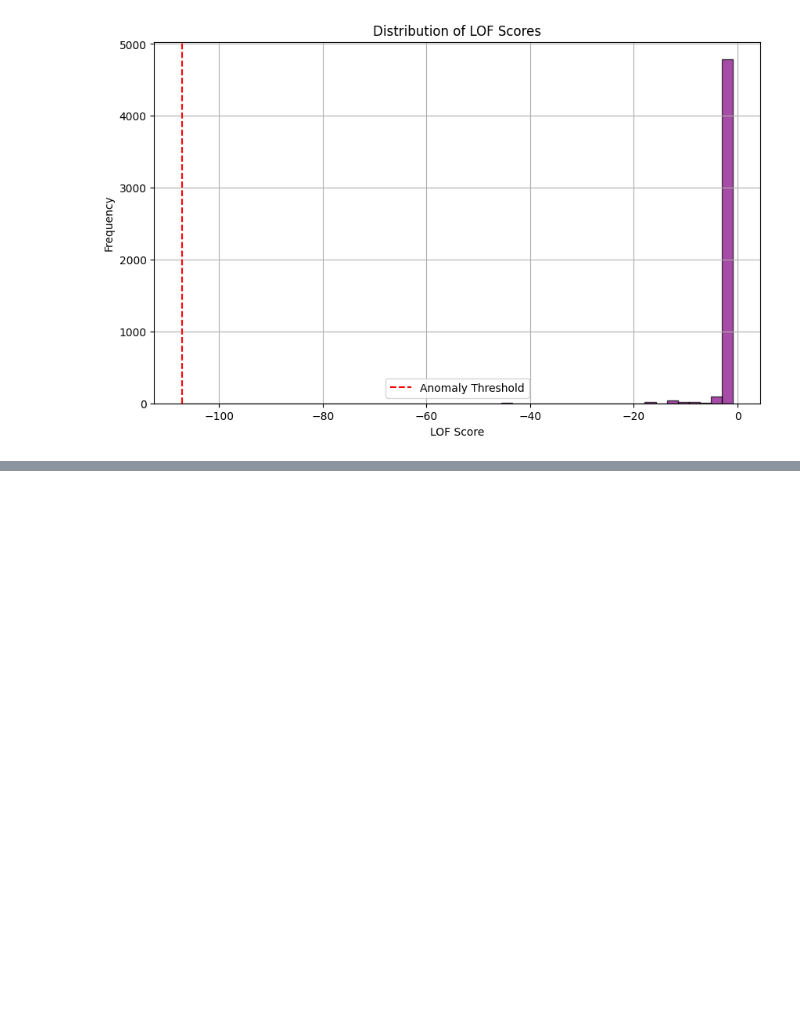
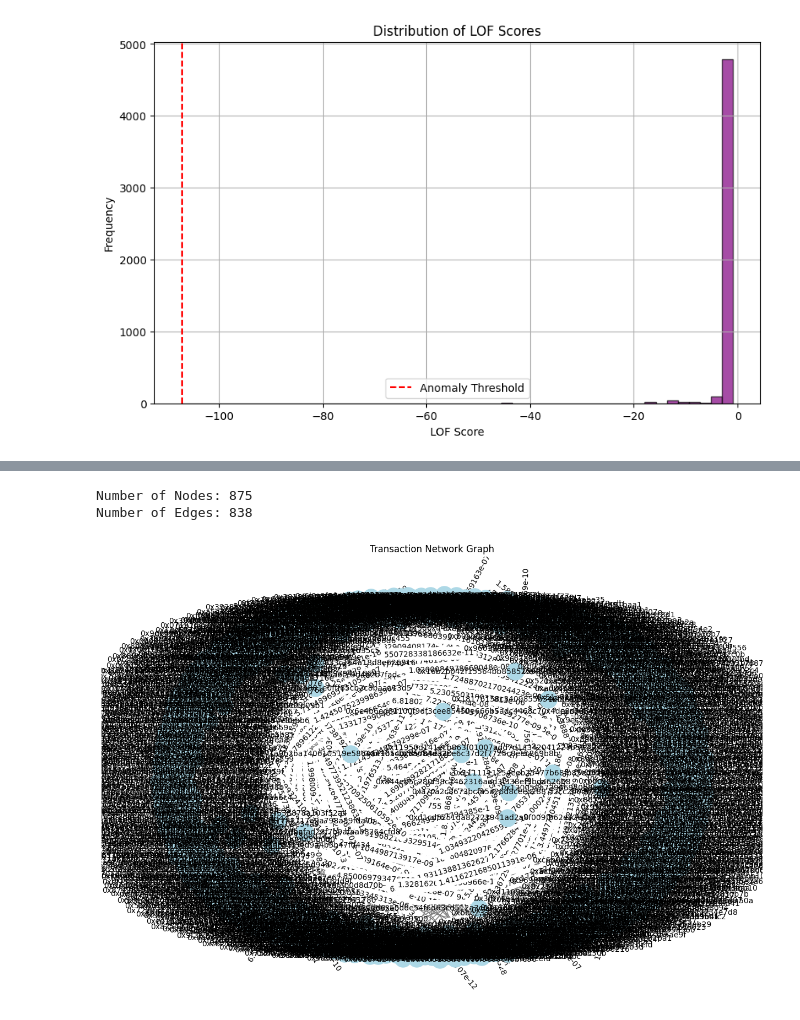
Before and after one commit to kmouly/Wash-Trading-Case-Study-for-ERC20-Token, a Jupyter notebook: Wash_Trading_Final_Colab.ipynb, the cells around one changed output, grey strips where cells are left out. Saved outputs shown, nothing was run; the diff lists cells and outputs as text; code cells hidden in the pictures; blank space fills up the shorter version.

```diff
--- a/Wash_Trading_Final_Colab.ipynb
+++ b/Wash_Trading_Final_Colab.ipynb
@@ -11,7 +11,7 @@ drive.mount('/content/drive')
 # %% [output]
 Drive already mounted at /content/drive; to attempt to forcibly remount, call drive.mount("/content/drive", force_remount=True).
 # %%
-data = pd.read_excel('')
+data = pd.read_excel('/content/ERC20_Tokens_Transaction.csv')
 # %%
 data.head()
 # %% [output]
@@ -689,0 +757,2 @@ plt.show()
+# %%
+data['Time_Diff'] = data['DateTime (UTC)'].diff().dt.total_seconds().fillna(0)
@@ -689,0 +825,11 @@ plt.show()
+# %%
+# Unusual Trades Based on Frequency (Very High Activity)
+transaction_counts = data.groupby('From').size().reset_index(name='Transaction_Count')
+high_activity_threshold = transaction_counts['Transaction_Count'].quantile(0.95)  # Top 5% active addresses
+high_activity_addresses = transaction_counts[transaction_counts['Transaction_Count'] > high_activity_threshold]['From']
+
+# Create the 'Is_High_Activity' column
+data['Is_High_Activity'] = data['From'].isin(high_activity_addresses) # Check if 'From' address is in high_activity_addresses
+
+print("\nUnusual Trades Based on High Activity:")
+data[data['Is_High_Activity']].head()
@@ -689,0 +845,39 @@ plt.show()
+# %%
+import networkx as nx
+import matplotlib.pyplot as plt
+import pandas as pd
+
+# Create a directed graph
+G = nx.DiGraph()
+
+# Ensure 'Quantity' column is numeric (in case of any non-numeric data)
+data['Quantity'] = pd.to_numeric(data['Quantity'], errors='coerce')
+
+# Add edges to the graph using 'From' and 'To' as nodes and 'Quantity' as the edge weight
+for _, row in data.iterrows():
+    G.add_edge(row['From'], row['To'], weight=row['Quantity'])
+
+# Display basic graph information
+print(f"Number of Nodes: {G.number_of_nodes()}")
+print(f"Number of Edges: {G.number_of_edges()}")
+
+# Visualize the graph (simple visualization for small graphs)
+plt.figure(figsize=(12, 8))
+pos = nx.spring_layout(G, seed=42)  # Layout for node positioning
+nx.draw(
+    G,
+    pos,
+    with_labels=True,
+    node_size=500,
+    node_color="lightblue",
+    font_size=10,
+    edge_color="gray"
+)
+edge_labels = nx.get_edge_attributes(G, 'weight')
+nx.draw_networkx_edge_labels(G, pos, edge_labels=edge_labels)
+plt.title("Transaction Network Graph")
+plt.show()
+# %% [output]
+Number of Nodes: 875
+Number of Edges: 838
+[figure, added]
```
Also changed, not shown: parts of 39 cells of this notebook.
